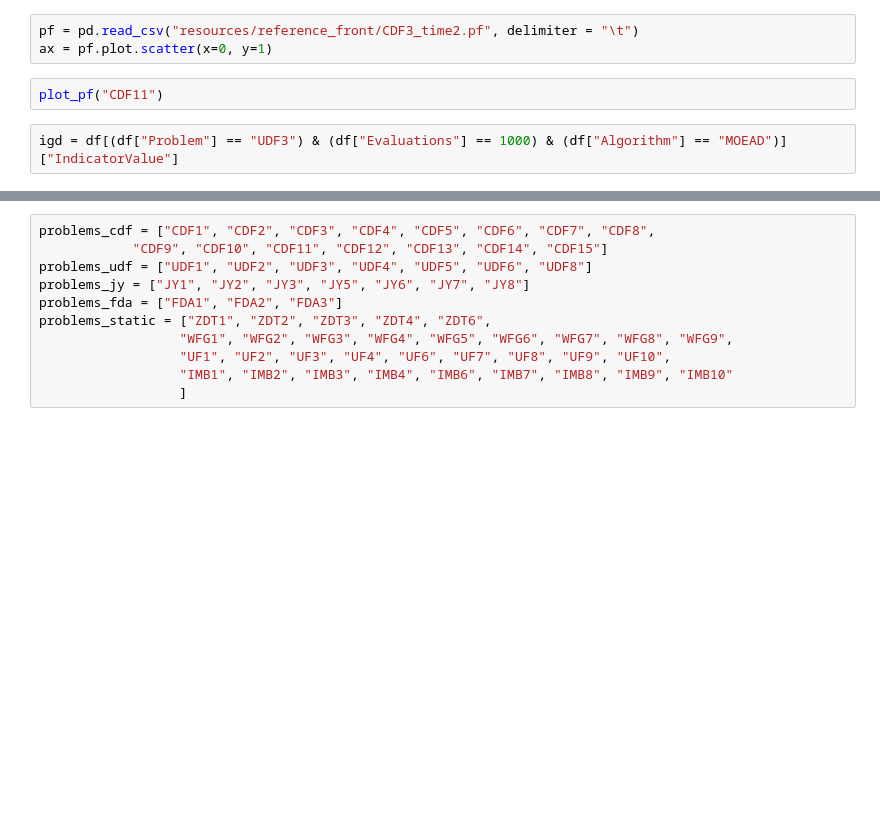
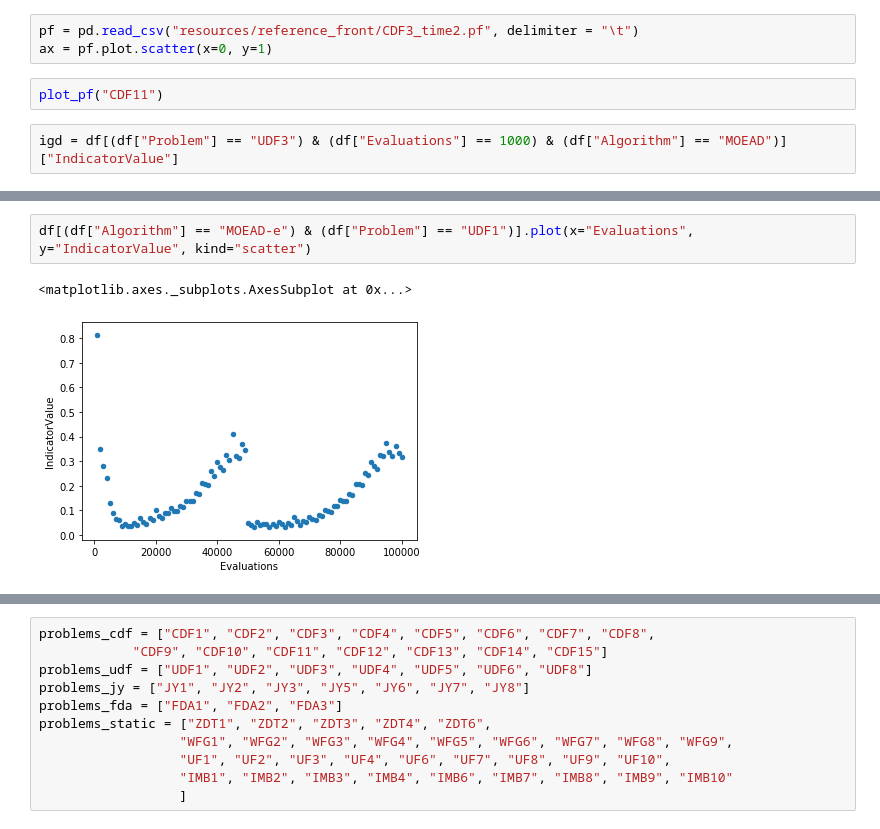
Before and after one commit to 12yuens2/cmlsga-jmetalpy, a Jupyter notebook: igd.ipynb, the cells around one changed output, grey strips where cells are left out. Drawn from its saved outputs; the diff is of its cells as text; blank space fills up the shorter version.

```diff
--- a/igd.ipynb
+++ b/igd.ipynb
@@ -90,0 +128,5 @@ np.average(igd)
+# %%
+df[(df["Algorithm"] == "MOEAD-e") & (df["Problem"] == "UDF1")].plot(x="Evaluations", y="IndicatorValue", kind="scatter")
+# %% [output]
+<matplotlib.axes._subplots.AxesSubplot at 0x...>
+[figure, added]
```
Also changed, not shown: parts of 12 cells of this notebook, 2 other files.
